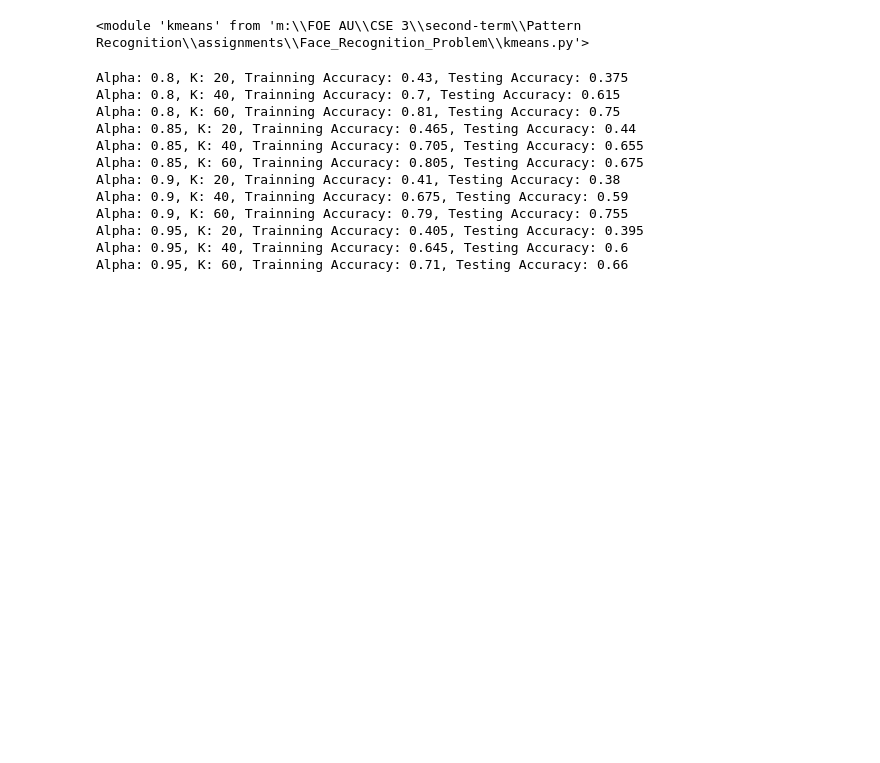
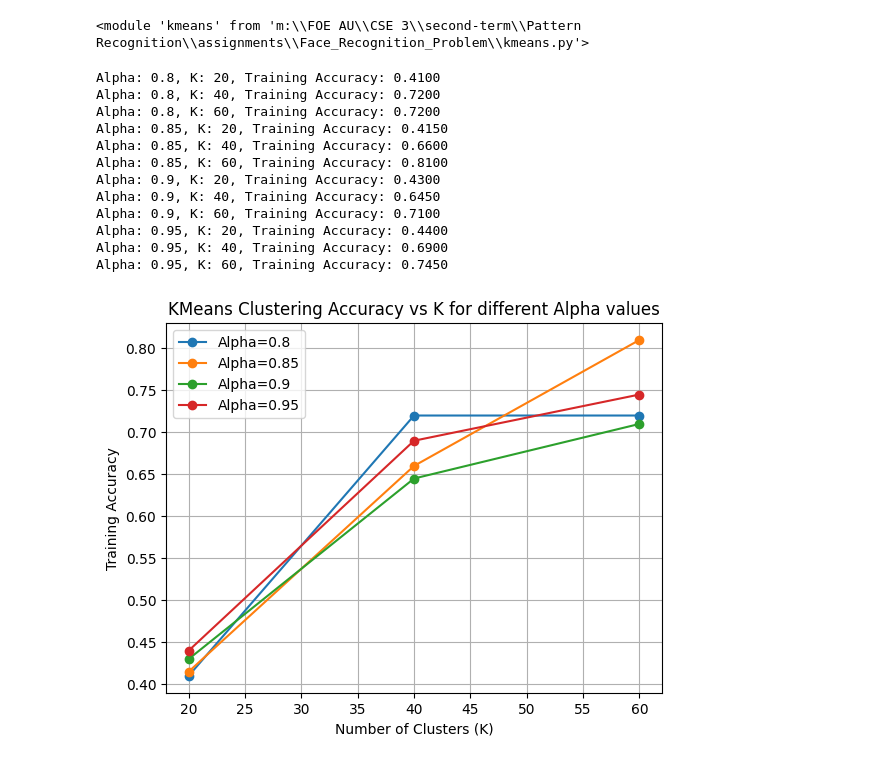
Before and after one commit to MostafaElKaranshawy/Face_Recognition_Problem, a Jupyter notebook: FaceRecognition.ipynb, the cells around one changed output. Cells and saved outputs as stored; diff of their text form; code cells hidden in the pictures; blank space fills up the shorter version.

Commit message:
FEAT: Adding Kmeans best model and Evaluation

```diff
--- a/FaceRecognition.ipynb
+++ b/FaceRecognition.ipynb
@@ -94,12 +95,16 @@ importlib.reload(Models)
 # %% [output]
 <module 'kmeans' from 'm:\\FOE AU\\CSE 3\\second-term\\Pattern Recognition\\assignments\\Face_Recognition_Problem\\kmeans.py'>
 # %%
-# pca_results
 k_values = [20, 40, 60]
-kmeans_model =  Models.KMeans()
+results = {}  # To store accuracy for each (alpha, K)
 
+best_acc = 0
+best_model = Models.KMeans()
+best_alpha = 0.8
 for alpha in alphas:
+    results[alpha] = {}
     for k in k_values:
+        kmeans_model = Models.KMeans()
         pca = pca_results[alpha]['pca']
         X_train_pca = pca_results[alpha]['X_train_pca']
         X_test_pca = pca_results[alpha]['X_test_pca']
@@ -109,24 +114,39 @@ for alpha in alphas:
 
         # Predict clusters
         y_pred_train = kmeans_model.predict(X_train_pca)
-        y_pred_test = kmeans_model.predict(X_test_pca)
 
-        if -1 in y_pred_train:
-            print("WRooooooooooooooong")
-        # print(len(y_pred_train))
-        # print(len(y_pred_test))
+        acc = kmeans_model.get_accuracy(y_pred_train, y_train)
 
-        print(f'Alpha: {alpha}, K: {k}, Trainning Accuracy: {kmeans_model.get_accuracy(y_pred_train, y_train)}, Testing Accuracy: {kmeans_model.get_accuracy(y_pred_test, y_test)}')
+        if acc > best_acc:
+            best_acc = acc
+            best_model = kmeans_model
+            best_alpha = alpha
+
+        results[alpha][k] = acc  # Save the accuracy
+
+        print(f'Alpha: {alpha}, K: {k}, Training Accuracy: {acc:.4f}')
 # %% [output]
-Alpha: 0.8, K: 20, Trainning Accuracy: 0.43, Testing Accuracy: 0.375
-Alpha: 0.8, K: 40, Trainning Accuracy: 0.7, Testing Accuracy: 0.615
-Alpha: 0.8, K: 60, Trainning Accuracy: 0.81, Testing Accuracy: 0.75
-Alpha: 0.85, K: 20, Trainning Accuracy: 0.465, Testing Accuracy: 0.44
-Alpha: 0.85, K: 40, Trainning Accuracy: 0.705, Testing Accuracy: 0.655
-Alpha: 0.85, K: 60, Trainning Accuracy: 0.805, Testing Accuracy: 0.675
-Alpha: 0.9, K: 20, Trainning Accuracy: 0.41, Testing Accuracy: 0.38
-Alpha: 0.9, K: 40, Trainning Accuracy: 0.675, Testing Accuracy: 0.59
-Alpha: 0.9, K: 60, Trainning Accuracy: 0.79, Testing Accuracy: 0.755
-Alpha: 0.95, K: 20, Trainning Accuracy: 0.405, Testing Accuracy: 0.395
-Alpha: 0.95, K: 40, Trainning Accuracy: 0.645, Testing Accuracy: 0.6
-Alpha: 0.95, K: 60, Trainning Accuracy: 0.71, Testing Accuracy: 0.66
+Alpha: 0.8, K: 20, Training Accuracy: 0.4100
+Alpha: 0.8, K: 40, Training Accuracy: 0.7200
+Alpha: 0.8, K: 60, Training Accuracy: 0.7200
+Alpha: 0.85, K: 20, Training Accuracy: 0.4150
+Alpha: 0.85, K: 40, Training Accuracy: 0.6600
+Alpha: 0.85, K: 60, Training Accuracy: 0.8100
+Alpha: 0.9, K: 20, Training Accuracy: 0.4300
+Alpha: 0.9, K: 40, Training Accuracy: 0.6450
+Alpha: 0.9, K: 60, Training Accuracy: 0.7100
+Alpha: 0.95, K: 20, Training Accuracy: 0.4400
+Alpha: 0.95, K: 40, Training Accuracy: 0.6900
+Alpha: 0.95, K: 60, Training Accuracy: 0.7450
+# %%
+for alpha in results:
+    plt.plot(k_values, [results[alpha][k] for k in k_values], marker='o', label=f'Alpha={alpha}')
+
+plt.xlabel('Number of Clusters (K)')
+plt.ylabel('Training Accuracy')
+plt.title('KMeans Clustering Accuracy vs K for different Alpha values')
+plt.legend()
+plt.grid(True)
+plt.show()
+# %% [output]
+[figure, added]
```
Also changed, not shown: parts of 5 cells of this notebook.
